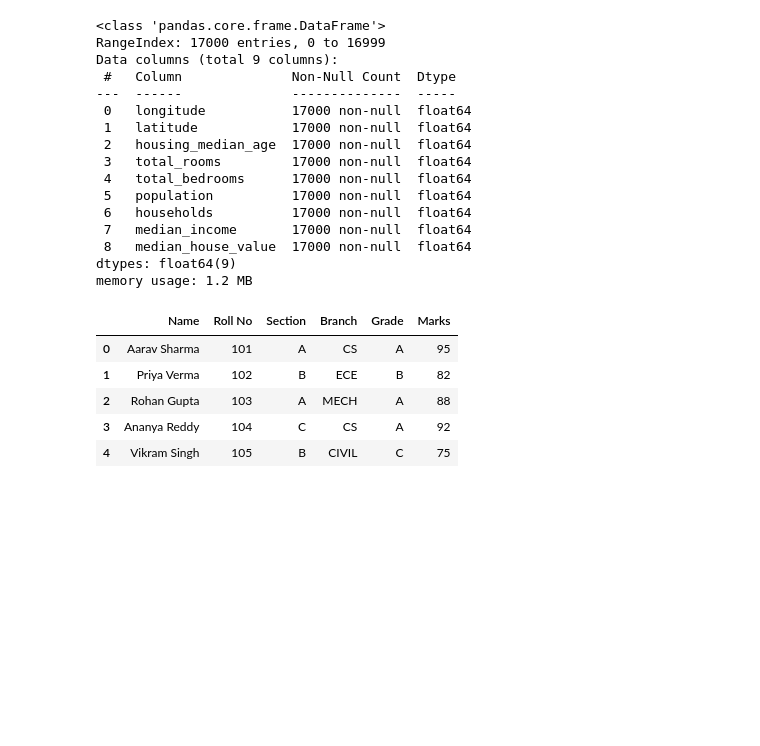
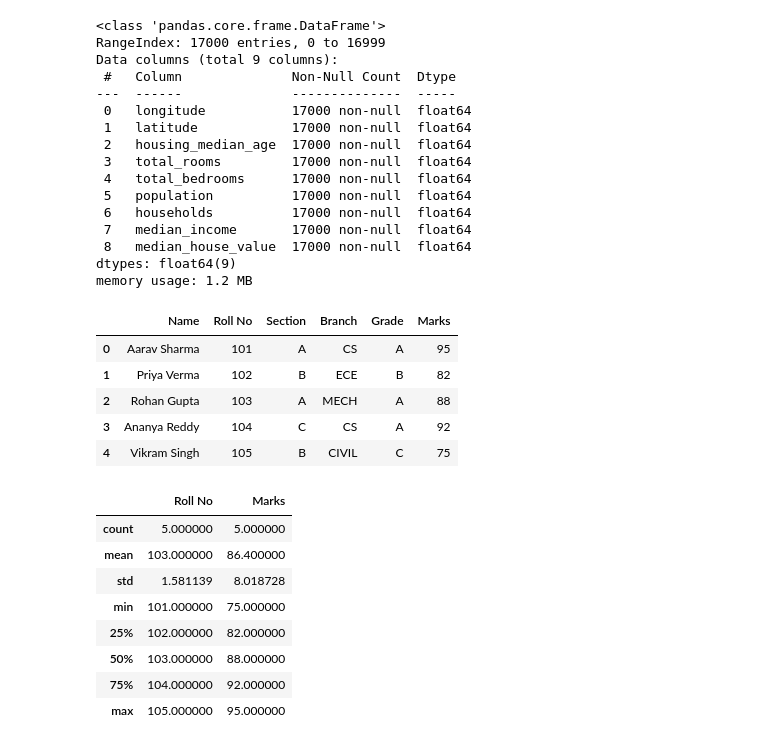
Before and after one commit to sahanapendem/ML_LAB_2026-27, a Jupyter notebook: pandas.ipynb, the cells around one changed output. Cells and saved outputs as stored; diff of their text form; code cells hidden in the pictures; blank space fills up the shorter version.

```diff
--- a/pandas.ipynb
+++ b/pandas.ipynb
@@ -116,3 +116,15 @@ df3.head()
 | 2 | Rohan Gupta | 103 | A | MECH | A | 88 |
 | 3 | Ananya Reddy | 104 | C | CS | A | 92 |
 | 4 | Vikram Singh | 105 | B | CIVIL | C | 75 |
+# %%
+df3.describe()
+# %% [output]
+|  | Roll No | Marks |
+| count | 5.000000 | 5.000000 |
+| mean | 103.000000 | 86.400000 |
+| std | 1.581139 | 8.018728 |
+| min | 101.000000 | 75.000000 |
+| 25% | 102.000000 | 82.000000 |
+| 50% | 103.000000 | 88.000000 |
+| 75% | 104.000000 | 92.000000 |
+| max | 105.000000 | 95.000000 |
```
